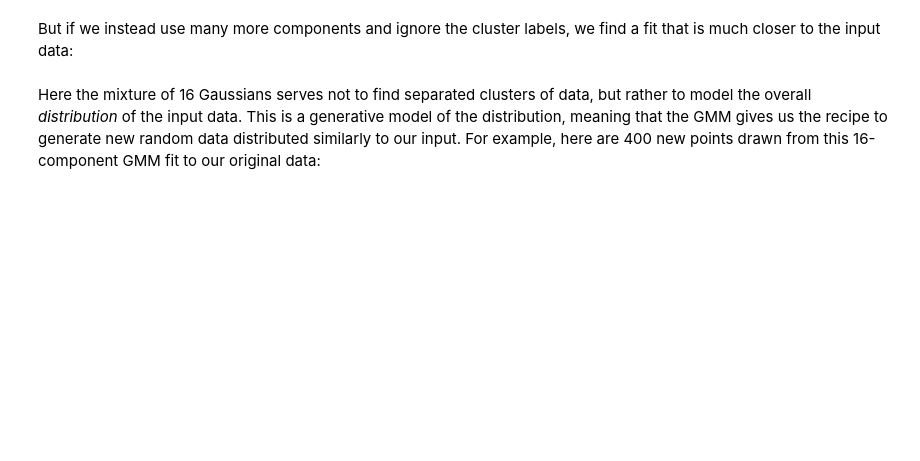
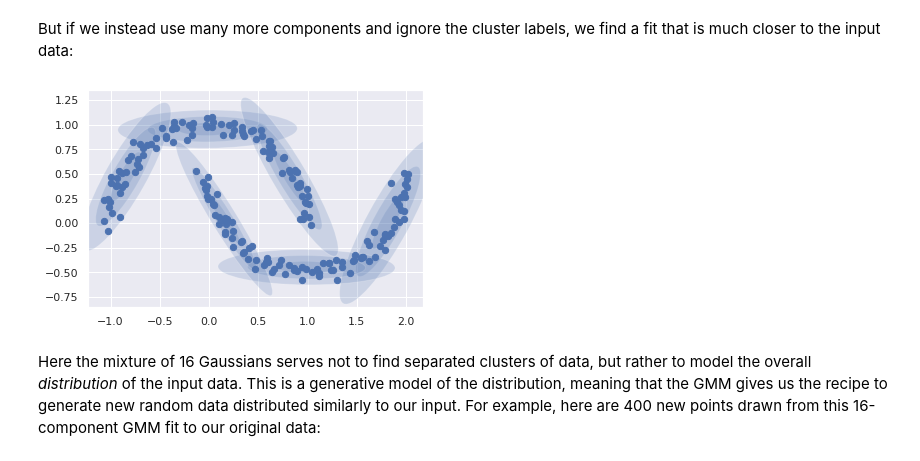
Before and after one commit to MiaMor04/Jupyter_Content, a Jupyter notebook: 13_4_Gaussian-Mixtures.ipynb, the cells around one changed output. Drawn from its saved outputs; the diff is of its cells as text; code cells hidden in the pictures; blank space fills up the shorter version.

```diff
--- a/13_4_Gaussian-Mixtures.ipynb
+++ b/13_4_Gaussian-Mixtures.ipynb
@@ -216,6 +224,10 @@ If we try to fit this with a two-component GMM viewed as a clustering model, the
 But if we instead use many more components and ignore the cluster labels, we find a fit that is much closer to the input data:
 # %%
 # fit the GMM model and plot the MOONS data with 16 components
+gmm6 = GaussianMixture(n_components=6, covariance_type='full', random_state=0)
+plot_gmm(gmm6, Xmoon, label=False)
+# %% [output]
+[figure, added]
 # %% [markdown]
 Here the mixture of 16 Gaussians serves not to find separated clusters of data, but rather to model the overall *distribution* of the input data.
 This is a generative model of the distribution, meaning that the GMM gives us the recipe to generate new random data distributed similarly to our input.
```
Also changed, not shown: parts of 14 cells of this notebook, 2 other files.
